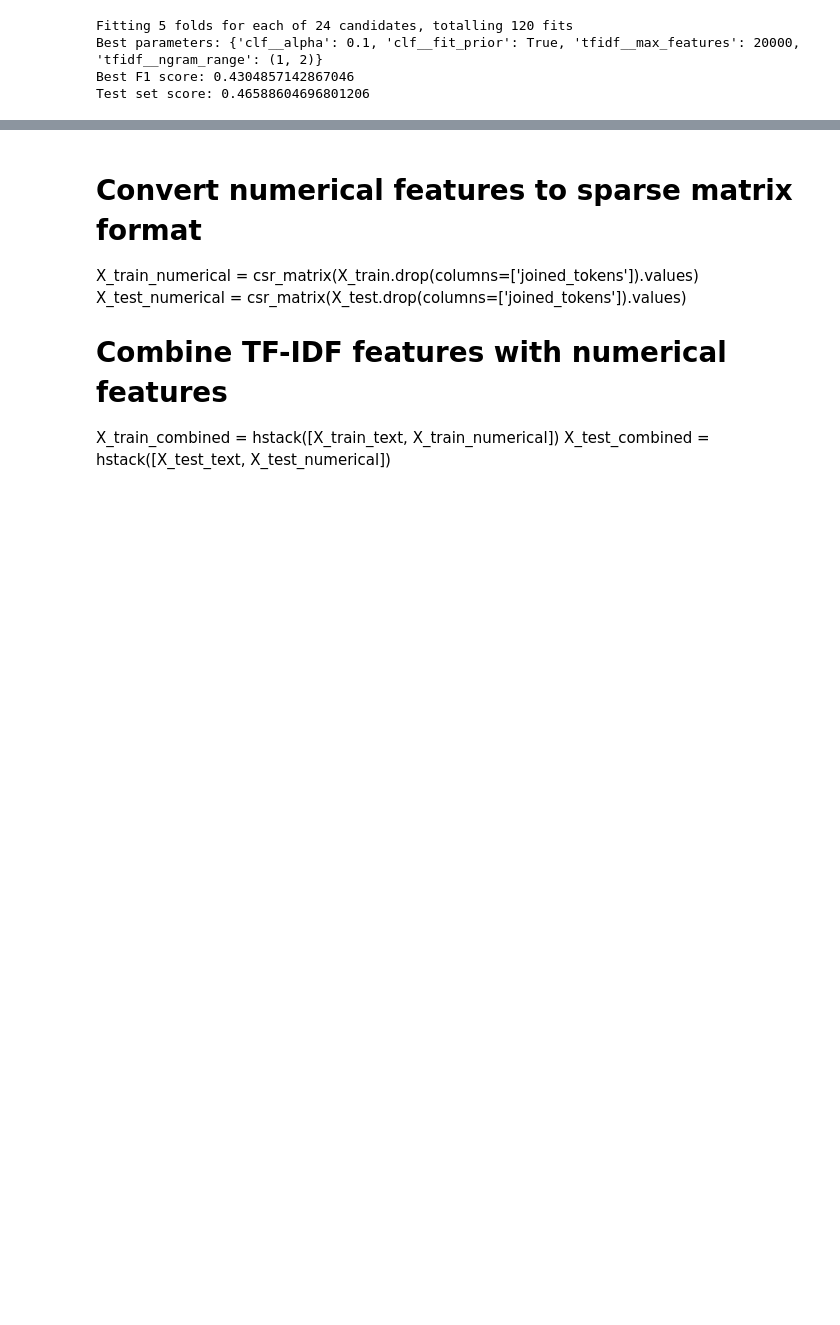
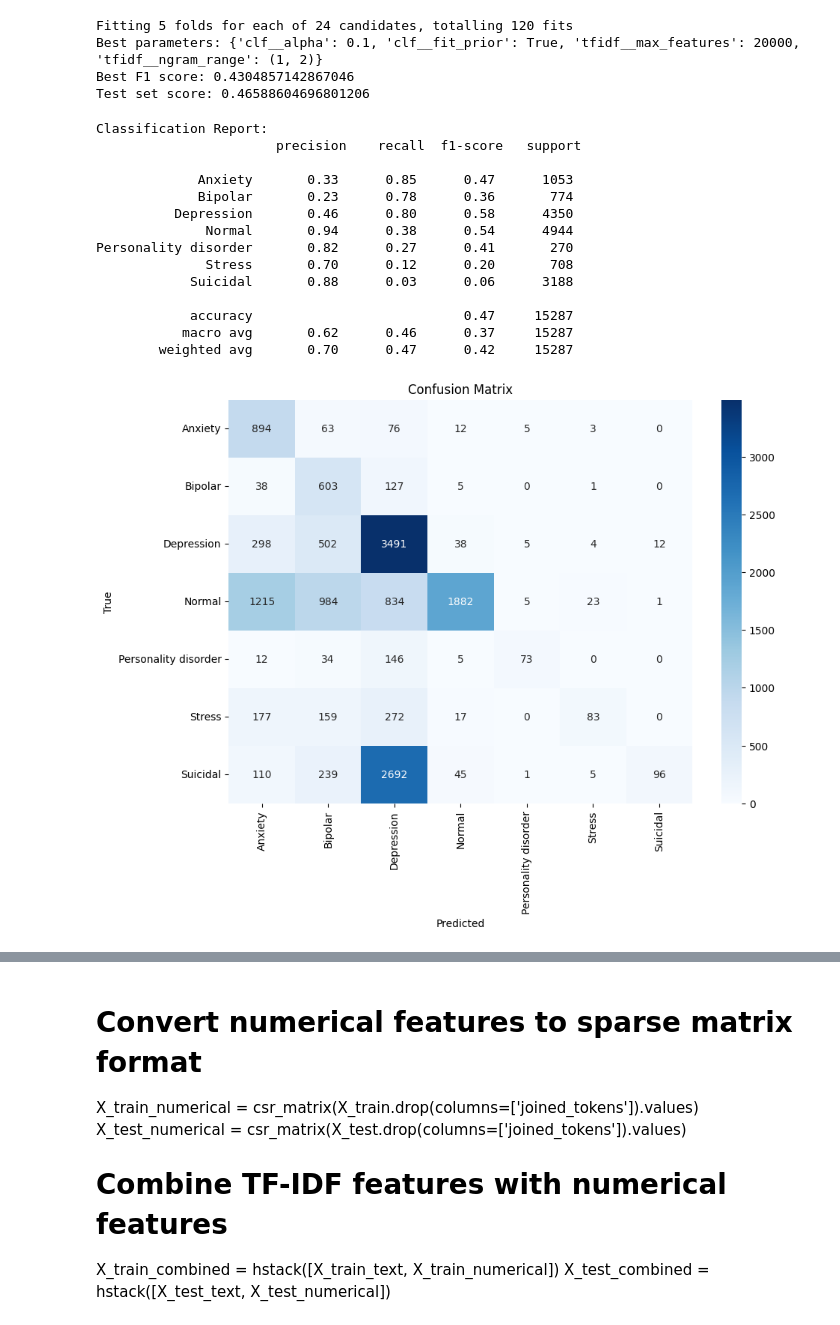
Before and after one commit to emmascotson/project_4, a Jupyter notebook: project_4.ipynb, the cells around one changed output, grey strips where cells are left out. Cells and saved outputs as stored; diff of their text form; code cells hidden in the pictures; blank space fills up the shorter version.

```diff
--- a/project_4.ipynb
+++ b/project_4.ipynb
@@ -1376,3 +1378,35 @@ Fitting 5 folds for each of 24 candidates, totalling 120 fits
 Best parameters: {'clf__alpha': 0.1, 'clf__fit_prior': True, 'tfidf__max_features': 20000, 'tfidf__ngram_range': (1, 2)}
 Best F1 score: 0.4304857142867046
 Test set score: 0.46588604696801206
+# %%
+# Generate predictions on the test set
+y_pred = best_model.predict(X_test)
+
+# Print classification report
+report = classification_report(y_test, y_pred, target_names=best_model.classes_)
+print("Classification Report:\n", report)
+
+# Optionally, print confusion matrix
+cm = confusion_matrix(y_test, y_pred, labels=best_model.classes_)
+plt.figure(figsize=(10, 7))
+sns.heatmap(cm, annot=True, fmt='d', cmap='Blues', xticklabels=best_model.classes_, yticklabels=best_model.classes_)
+plt.xlabel('Predicted')
+plt.ylabel('True')
+plt.title('Confusion Matrix')
+plt.show()
+# %% [output]
+Classification Report:
+                       precision    recall  f1-score   support
+
+             Anxiety       0.33      0.85      0.47      1053
+             Bipolar       0.23      0.78      0.36       774
+          Depression       0.46      0.80      0.58      4350
+              Normal       0.94      0.38      0.54      4944
+Personality disorder       0.82      0.27      0.41       270
+              Stress       0.70      0.12      0.20       708
+            Suicidal       0.88      0.03      0.06      3188
+
+            accuracy                           0.47     15287
+           macro avg       0.62      0.46      0.37     15287
+        weighted avg       0.70      0.47      0.42     15287
+[figure, added]
```
Also changed, not shown: parts of 12 cells of this notebook.
